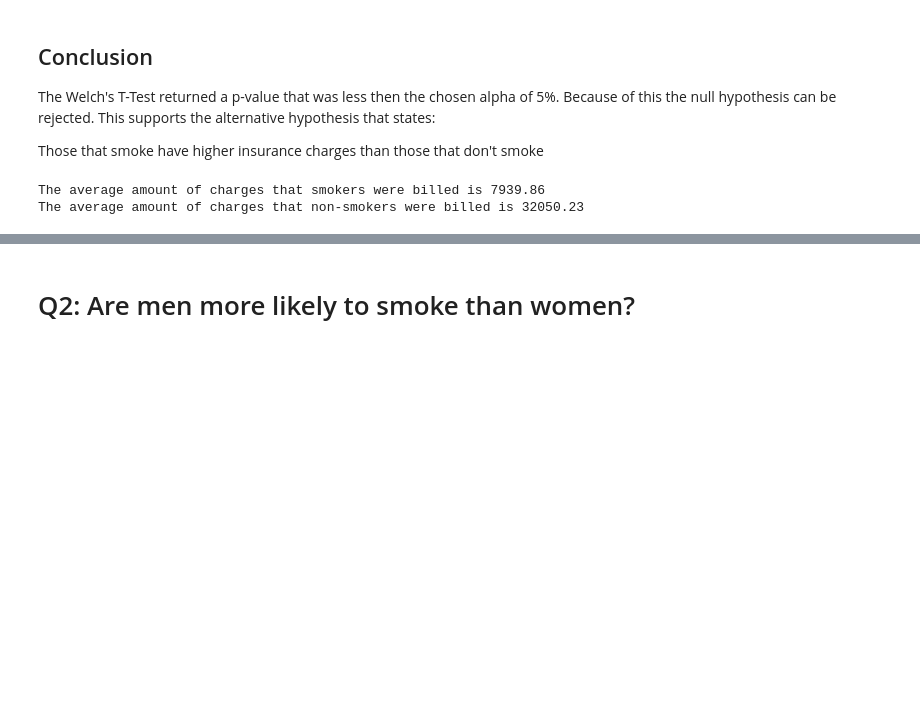
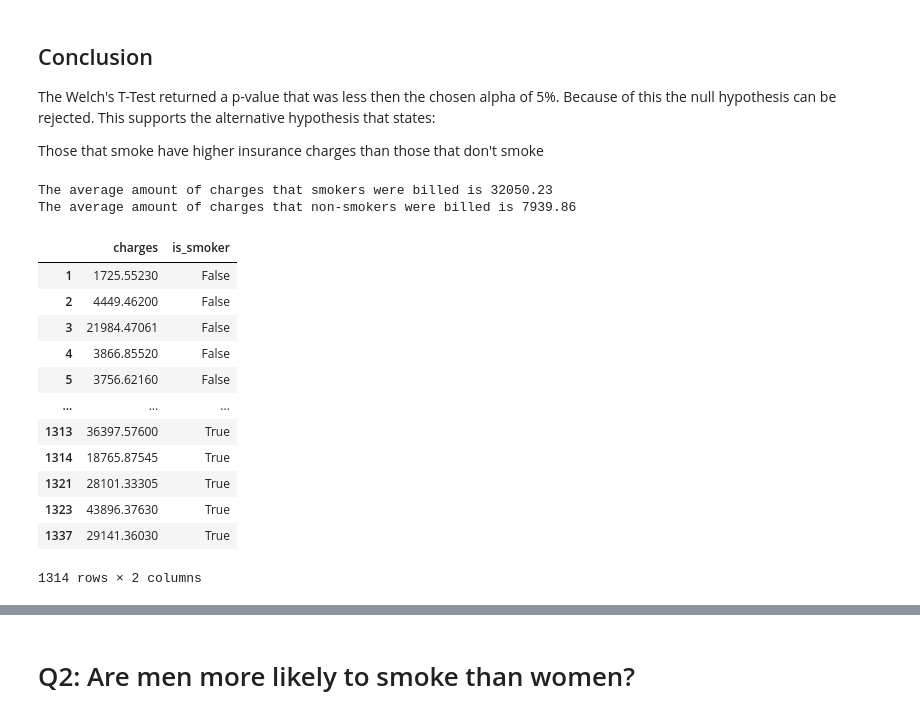
Before and after one commit to dvisionst/Hypothesis_Testing_Insurance_Data_Core, a Jupyter notebook: main.ipynb, the cells around one changed output, grey strips where cells are left out. Cells and saved outputs as stored; diff of their text form; code cells hidden in the pictures; blank space fills up the shorter version.

```diff
--- a/main.ipynb
+++ b/main.ipynb
@@ -224,8 +224,29 @@ The Welch's T-Test returned a p-value that was less then the chosen alpha of 5%.
 
 Those that smoke have higher insurance charges than those that don't smoke
 # %%
-print(f"The average amount of charges that smokers were billed is {round(non_smoker.mean(), 2)}")
-print(f"The average amount of charges that non-smokers were billed is {round(smoker.mean(), 2)}")
+# printing the averages for both groups
+
+print(f"The average amount of charges that smokers were billed is {round(smoker.mean(), 2)}")
+print(f"The average amount of charges that non-smokers were billed is {round(non_smoker.mean(), 2)}")
 # %% [output]
-The average amount of charges that smokers were billed is 7939.86
-The average amount of charges that non-smokers were billed is 32050.23
+The average amount of charges that smokers were billed is 32050.23
+The average amount of charges that non-smokers were billed is 7939.86
+# %%
+# creating the plot data in order to visuialize the information
+
+plot_df = pd.concat([non_df.loc[~non_smoke_outliers], smoke_df.loc[~smoke_outliers]], axis=0)
+plot_df
+# %% [output]
+|  | charges | is_smoker |
+| 1 | 1725.55230 | False |
+| 2 | 4449.46200 | False |
+| 3 | 21984.47061 | False |
+| 4 | 3866.85520 | False |
+| 5 | 3756.62160 | False |
+| ... | ... | ... |
+| 1313 | 36397.57600 | True |
+| 1314 | 18765.87545 | True |
+| 1321 | 28101.33305 | True |
+| 1323 | 43896.37630 | True |
+| 1337 | 29141.36030 | True |
+1314 rows × 2 columns
```
Also changed, not shown: parts of 17 cells of this notebook.
